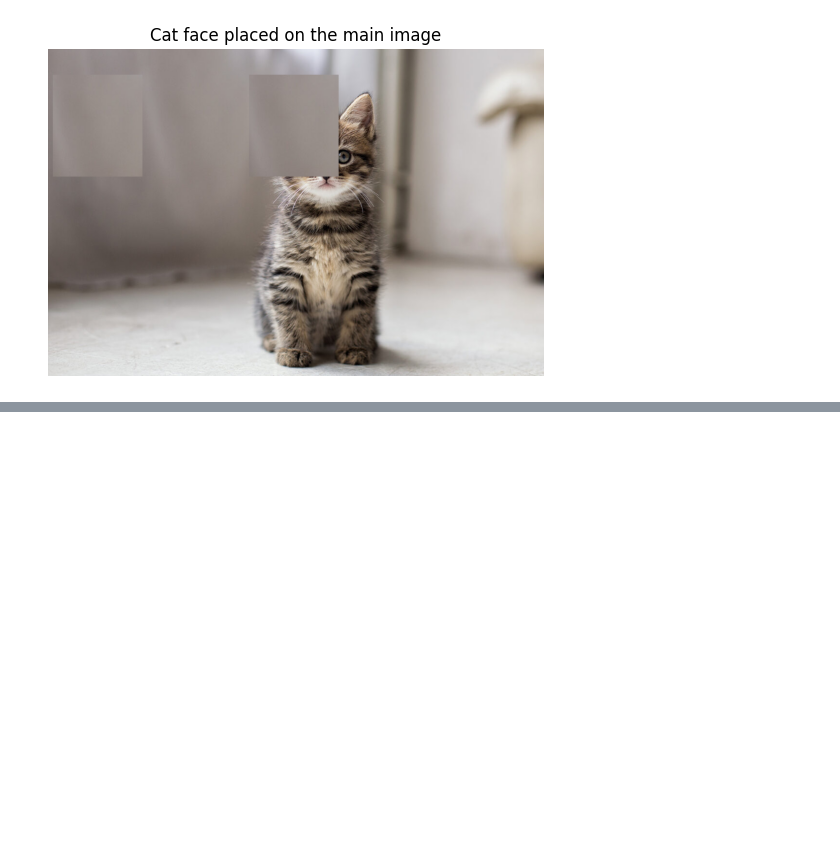
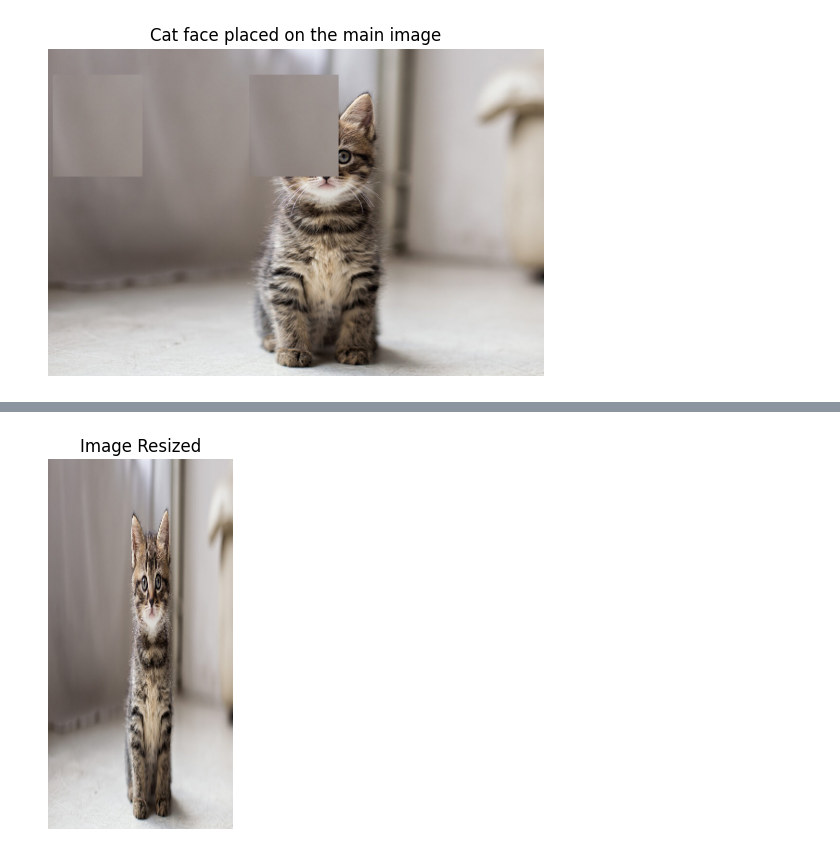
Before and after one commit to SettibathulaJyothi/Python-Basics, a Jupyter notebook: Image_processing_Operations_OpenCV.ipynb, the cells around one changed output, grey strips where cells are left out. Saved outputs shown, nothing was run; the diff lists cells and outputs as text; code cells hidden in the pictures; blank space fills up the shorter version.

```diff
--- a/Image_processing_Operations_OpenCV.ipynb
+++ b/Image_processing_Operations_OpenCV.ipynb
@@ -116,0 +120,12 @@ plt.show()
+# %%
+import cv2
+from matplotlib import pyplot as plt
+import numpy as np
+img=cv2.imread('cat.jpg')
+resized=cv2.resize(img,(200,400))
+plt.imshow(cv2.cvtColor(resized, cv2.COLOR_BGR2RGB))
+plt.title('Image Resized')
+plt.axis('off')
+plt.show()
+# %% [output]
+[figure, added]
```
Also changed, not shown: parts of 2 cells of this notebook.
